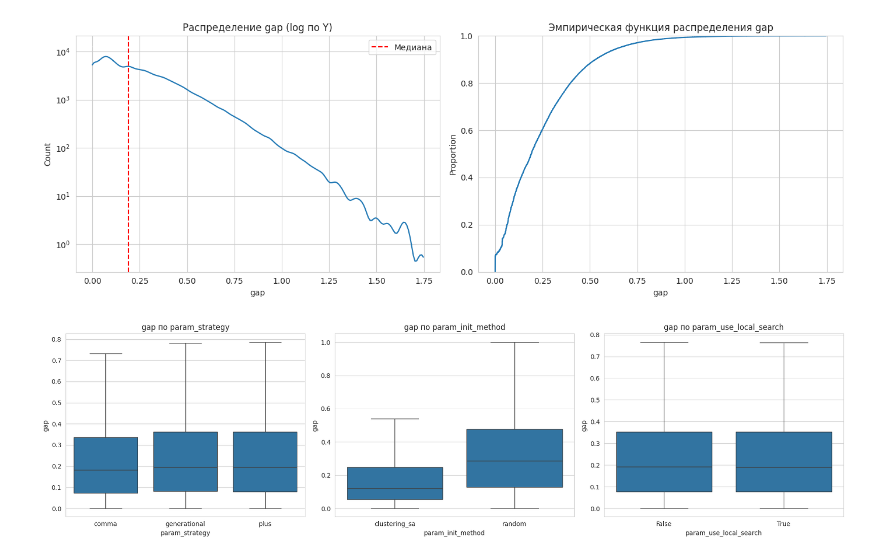
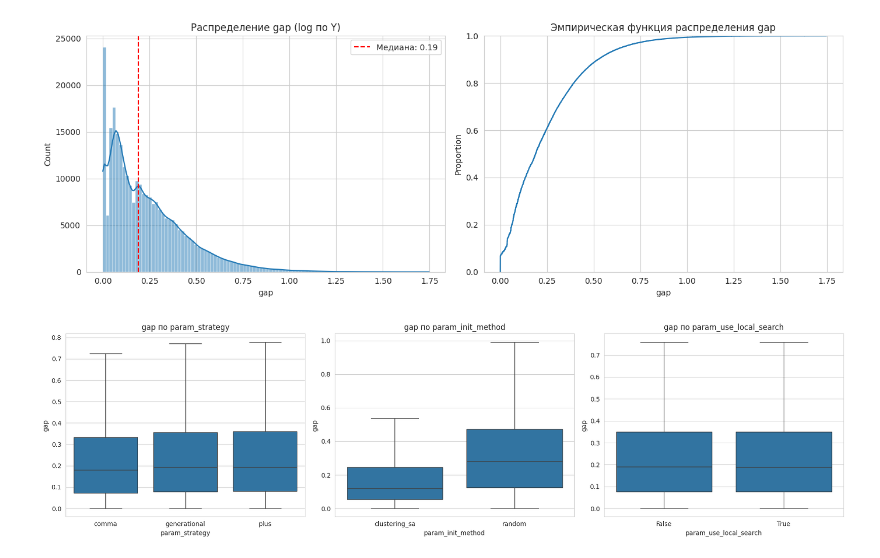
Before and after one commit to SlavaBuchnev/vkr, a Jupyter notebook: result.ipynb, the cells around one changed output. Cells and saved outputs as stored; diff of their text form; code cells hidden in the pictures.

```diff
--- a/result.ipynb
+++ b/result.ipynb
@@ -77,16 +91,17 @@ Name: gap, dtype: float64
 # %%
 fig, ax = plt.subplots(1, 2, figsize=(14,5))
-sns.histplot(df['gap'], bins=100, kde=True, ax=ax[0], log_scale=(False, True))
+median_val = df['gap'].median()
+sns.histplot(df['gap'], bins=100, kde=True, ax=ax[0])
 ax[0].set_title('Распределение gap (log по Y)')
-ax[0].axvline(df['gap'].median(), color='red', linestyle='--', label='Медиана')
+ax[0].axvline(median_val, color='red', linestyle='--', label=f'Медиана: {median_val:.2f}')
 ax[0].legend()
 
 sns.ecdfplot(data=df, x='gap', ax=ax[1])
 ax[1].set_title('Эмпирическая функция распределения gap')
 plt.tight_layout()
 plt.show()
 # %% [output]
-[figure, old version]
+[figure, new version]
 # %%
 fig, axes = plt.subplots(1, 3, figsize=(18,5))
 for ax, col in zip(axes, cat_params):
```
Also changed, not shown: parts of 13 cells of this notebook, 9 other files.
